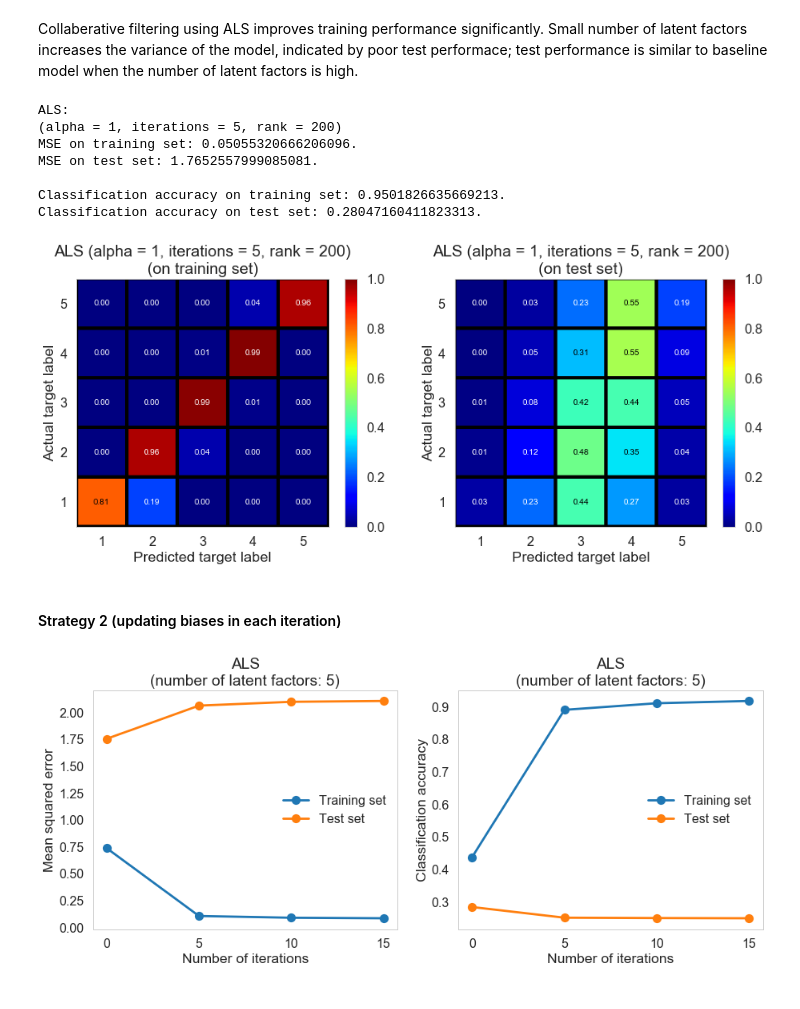
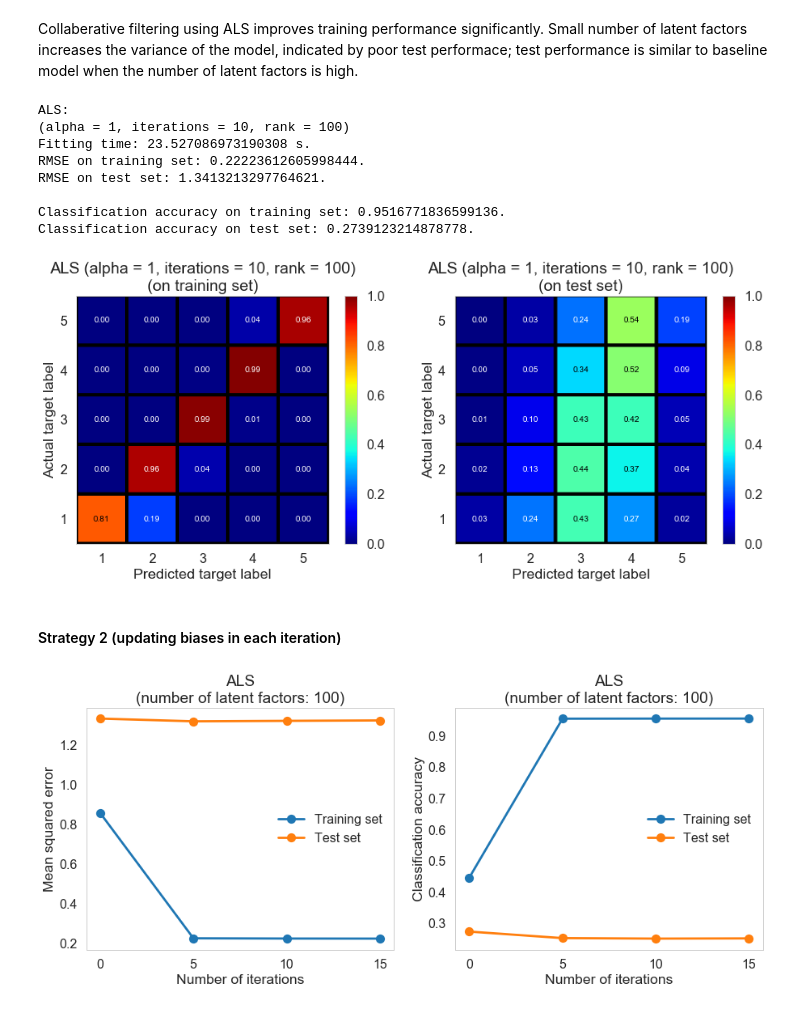
Before and after one commit to xuwd11/Recommender_Systems, a Jupyter notebook: 04_predictive_modeling.ipynb, the cells around one changed output. Drawn from its saved outputs; the diff is of its cells as text; code cells hidden in the pictures.

```diff
--- a/04_predictive_modeling.ipynb
+++ b/04_predictive_modeling.ipynb
@@ -99,6 +100,8 @@ class BaselineMean(BaseEstimator):
     def __init__(self, classification=False):
         self.fitted = False
         self.classification = classification
+        self.time_fitting = []
+        self.time_predict = []
 
     def _fit_id2index(self, X):
         self._user_id_array = np.unique(X[:, 0])
@@ -129,9 +132,11 @@ class BaselineMean(BaseEstimator):
         return self
 
     def fit(self, X, y):
+        t0 = time.time()
         X = self._fit_transform_id2index(X)
         self._fit_baseline_mean(X, y)
         self.fitted = True
+        self.time_fitting.append(time.time() - t0)
         return self
 
     def _predict_no_missing(self, X):
@@ -187,14 +192,18 @@ class BaselineMean(BaseEstimator):
         return y.astype(int)
 
     def predict(self, X, classification=None):
+        t0 = time.time()
         if not self.fitted:
             raise ValueError('Estimator not fitted.')
         if classification is None:
             classification = self.classification
         if not classification:
-            return self._predict_regression(X)
+            results = self._predict_regression(X)
         else:
-            return self._predict_classification(X)
+            results = self._predict_classification(X)
+        self.time_predict.append(time.time() - t0)
+        return results
+
 
     def score(self, X, y, classification=None, scoring='r2'):
         if classification is None:
@@ -204,8 +213,10 @@ class BaselineMean(BaseEstimator):
                 return r2_score(y, self.predict(X, classification))
             elif scoring == 'mse':
                 return mean_squared_error(y, self.predict(X, classification))
+            elif scoring == 'rmse':
+                return np.sqrt(mean_squared_error(y, self.predict(X, classification)))
             else:
-                raise NotImplementedError('`scoring` should be either "r2" or "mse".')
+                raise NotImplementedError('`scoring` should be either "r2", "mse", or "rmse".')
         else:
             return accuracy_score(y, self.predict(X, classification))
 # %%
@@ -273,9 +286,11 @@ class BaselineRegression(BaselineMean):
         return self
 
     def fit(self, X, y):
+        t0 = time.time()
         X = self._fit_transform_id2index(X)
         self._fit_baseline_regression(X, y)
         self.fitted = True
+        self.time_fitting.append(time.time() - t0)
         return self
 
     def _predict_no_missing(self, X):
@@ -551,15 +575,16 @@ plt.savefig(fig_dir + 'als_ranks.png', bbox_inches='tight')
 Collaberative filtering using ALS improves training performance significantly. Small number of latent factors increases the variance of the model, indicated by poor test performace; test performance is similar to baseline model when the number of latent factors is high.
 # %%
 alpha = best_alpha1
-iterations = 5
-rank = 200
+iterations = 10
+rank = 100
 
 als = ALS(alpha=alpha, iterations=iterations, rank=rank).fit(X_train, y_train)
 # %%
 print('ALS:')
 print('(alpha = {}, iterations = {}, rank = {})'.format(alpha, iterations, rank))
-print('MSE on training set: {}.'.format(als.score(X_train, y_train, scoring='mse')))
-print('MSE on test set: {}.'.format(als.score(X_test, y_test, scoring='mse')))
+print('Fitting time: {} s.'.format(als.time_fitting[-1]))
+print('RMSE on training set: {}.'.format(als.score(X_train, y_train, scoring='rmse')))
+print('RMSE on test set: {}.'.format(als.score(X_test, y_test, scoring='rmse')))
 print()
 print('Classification accuracy on training set: {}.'.format(als.score(X_train, y_train, classification=True)))
 print('Classification accuracy on test set: {}.'.format(als.score(X_test, y_test, classification=True)))
@@ -578,21 +603,25 @@ plot_cm(confusion_matrix(y_test, y_pred_test_label), 'ALS (alpha = {}, iteration
 plt.savefig(fig_dir + 'als_cm1.png', bbox_inches='tight')
 # %% [output]
 ALS:
-(alpha = 1, iterations = 5, rank = 200)
-MSE on training set: 0.05055320666206096.
-MSE on test set: 1.7652557999085081.
+(alpha = 1, iterations = 10, rank = 100)
+Fitting time: 23.527086973190308 s.
+RMSE on training set: 0.22223612605998444.
+RMSE on test set: 1.3413213297764621.
 
-Classification accuracy on training set: 0.9501826635669213.
-Classification accuracy on test set: 0.28047160411823313.
+Classification accuracy on training set: 0.9516771836599136.
+Classification accuracy on test set: 0.2739123214878778.
-[figure, old version]
+[figure, new version]
 # %% [markdown]
 #### Strategy 2 (updating biases in each iteration)
 # %%
 class ALS2(BaselineRegression):
-    def __init__(self, alpha=0, rank=5, iterations=5, random_state=5000, classification=False):
+    def __init__(self, alpha=1, rank=100, iterations=10, init_mean=0, init_std=0.1, \
+                 random_state=0, classification=False):
         super().__init__(alpha, classification)
         self.rank = rank
         self.iterations = iterations
+        self.init_mean = init_mean
+        self.init_std = init_std
         self.random_state = random_state
 
     def _fit_ALS_u2m(self):
@@ -630,17 +659,19 @@ class ALS2(BaselineRegression):
         self.ind_m2u = np.concatenate((np.zeros(1, dtype=int), \
                                        np.cumsum(np.bincount(self.X_m2u[:, 0], minlength=self.n_u))))
         np.random.seed(self.random_state)
-        self.params_u = np.random.rand(self.n_u, self.rank)
+        self.params_u = np.random.normal(self.init_mean, self.init_std, (self.n_u, self.rank))
         for _ in range(self.iterations):
             self._fit_ALS_u2m()
             self._fit_ALS_m2u()
         return self
 
     def fit(self, X, y):
+        t0 = time.time()
         X = self._fit_transform_id2index(X)
         self._fit_baseline_regression(X, y)
         self._fit_ALS(X, y-self.params_base[0])
         self.fitted = True
+        self.time_fitting.append(time.time() - t0)
         return self
 
     def _predict_ALS(self, X):
@@ -657,32 +688,32 @@ class ALS2(BaselineRegression):
 iterations = [0, 5, 10, 15]
 als2s = [ALS2(alpha=best_alpha1, iterations=i).fit(X_train, y_train) for i in iterations]
 # %%
-train_mse = [a.score(X_train, y_train, scoring='mse') for a in als2s]
-test_mse = [a.score(X_test, y_test, scoring='mse') for a in als2s]
+train_rmse = [a.score(X_train, y_train, scoring='rmse') for a in als2s]
+test_rmse = [a.score(X_test, y_test, scoring='rmse') for a in als2s]
 train_accuracy = [a.score(X_train, y_train, classification=True) for a in als2s]
 test_accuracy = [a.score(X_test, y_test, classification=True) for a in als2s]
 
 plt.figure(figsize=(15, 5.5))
 plt.subplot(1, 2, 1)
-plt.plot(iterations, train_mse, 'o-', label='Training set');
-plt.plot(iterations, test_mse, 'o-', label='Test set');
+plt.plot(iterations, train_rmse, 'o-', label='Training set');
+plt.plot(iterations, test_rmse, 'o-', label='Test set');
 plt.xlabel('Number of iterations');
 plt.xticks(iterations, iterations);
 plt.ylabel('Mean squared error');
-plt.title('ALS\n(number of latent factors: {})'.format(5))
+plt.title('ALS\n(number of latent factors: {})'.format(100))
 plt.legend();
 
 plt.subplot(1, 2, 2)
 plt.plot(iterations, train_accuracy, 'o-', label='Training set');
 plt.plot(iterations, test_accuracy, 'o-', label='Test set');
 plt.xlabel('Number of iterations');
 plt.xticks(iterations, iterations);
 plt.ylabel('Classification accuracy');
-plt.title('ALS\n(number of latent factors: {})'.format(5))
+plt.title('ALS\n(number of latent factors: {})'.format(100))
 plt.legend();
 
 plt.savefig(fig_dir + 'als2_iterations.png', bbox_inches='tight')
 # %% [output]
-[figure, old version]
+[figure, new version]
 # %%
 ranks = [0, 5, 10, 20, 50, 100, 200]
```
Also changed, not shown: parts of 21 cells of this notebook, 10 other files.
